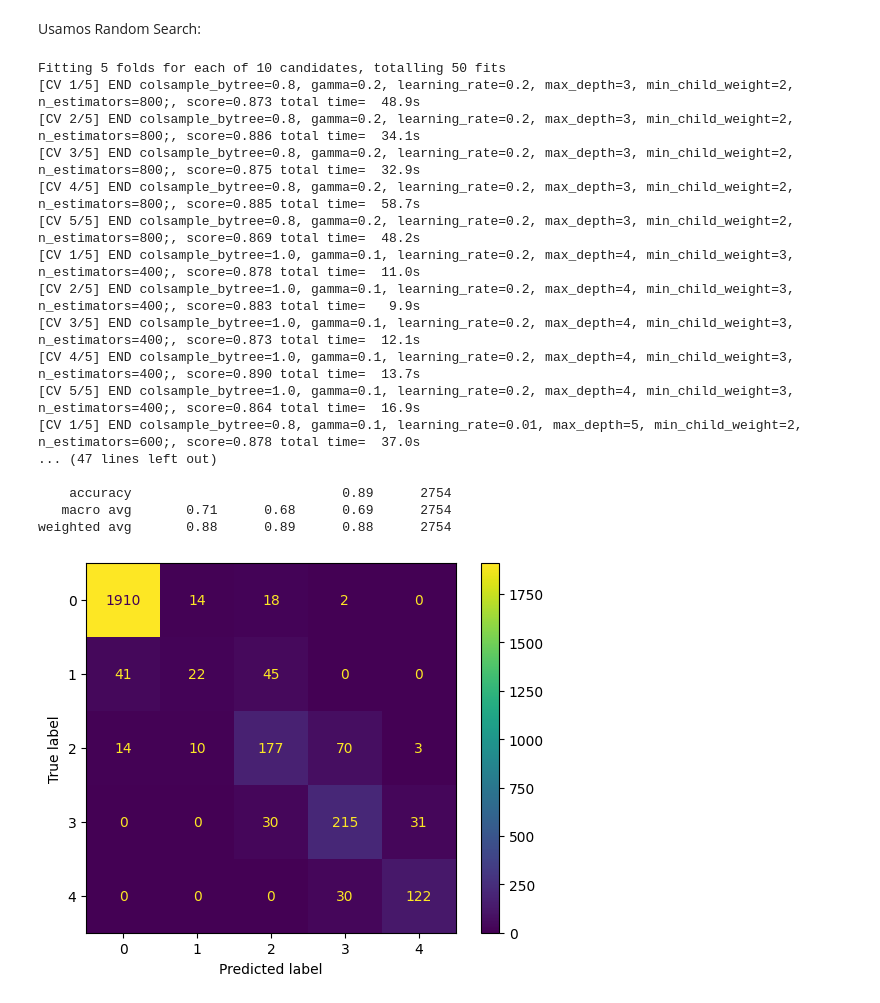
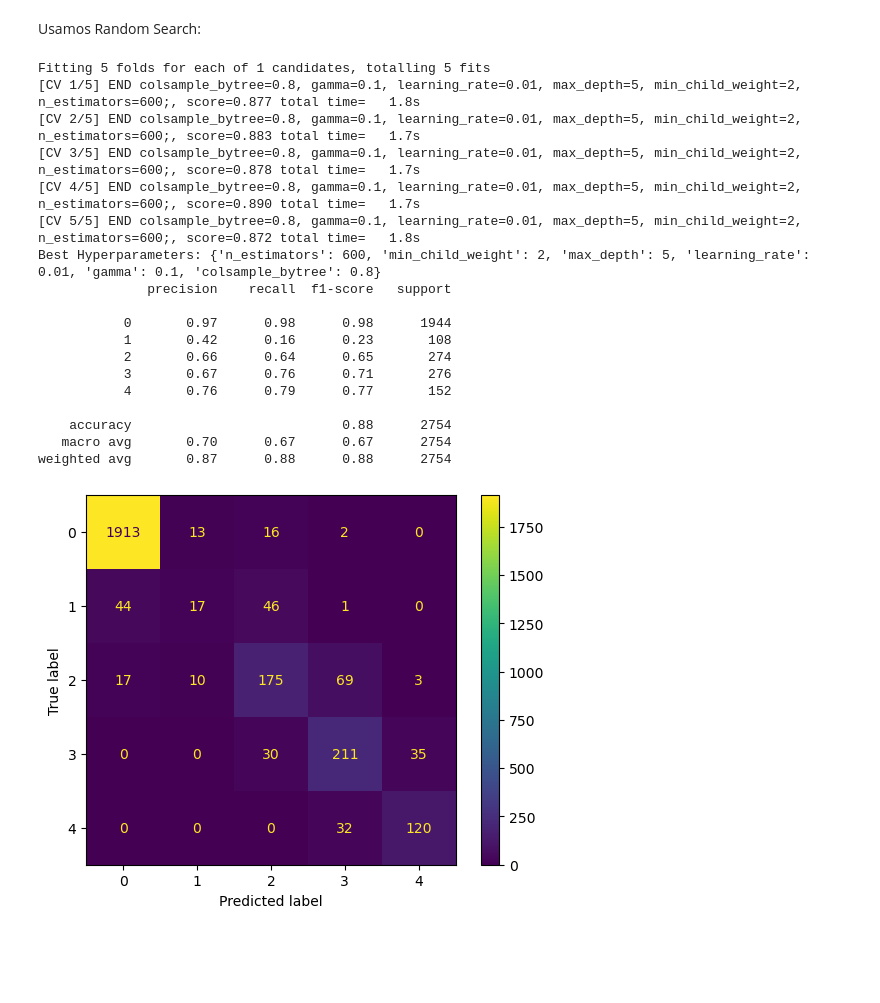
Before and after one commit to orlandopalmeira/Trabalho-DAA-2023-2024, a Jupyter notebook: Tarefa_2/tarefa2_model_randomSearchXGBoostin.ipynb, the cells around one changed output. Saved outputs shown, nothing was run; the diff lists cells and outputs as text; code cells hidden in the pictures; blank space fills up the shorter version.

```diff
--- a/Tarefa_2/tarefa2_model_randomSearchXGBoostin.ipynb
+++ b/Tarefa_2/tarefa2_model_randomSearchXGBoostin.ipynb
@@ -95,14 +113,14 @@ data_teste['lag_temp_max'] = data_teste['temp_max'].shift(1)
 data_teste['lag_temp_max'].fillna(data_teste['temp_max'], inplace=True)
 data_teste['temp_change'] = data_teste['temp_max'] - data_teste['lag_temp_max']
 
-data_treino['temp_deviation_from_month_mean'] = data_treino['temp_max'] - data_treino.groupby('month')['temp_max'].transform('mean')
-data_teste['temp_deviation_from_month_mean'] = data_teste['temp_max'] - data_teste['month'].map(data_treino.groupby('month')['temp_max'].mean())
+data_treino['temp_deviation_from_month_mean'] = data_treino['temp_max'] - data_treino.groupby('Mês_y')['temp_max'].transform('mean')
+data_teste['temp_deviation_from_month_mean'] = data_teste['temp_max'] - data_teste['Mês_y'].map(data_treino.groupby('Mês_y')['temp_max'].mean())
 
 data_treino['wind_speed_deviation_from_daily_mean'] = data_treino['wind_speed'] - data_treino.groupby('Data')['wind_speed'].transform('mean')
 data_teste['wind_speed_deviation_from_daily_mean'] = data_teste['wind_speed'] - data_teste['Data'].map(data_treino.groupby('Data')['wind_speed'].mean())
 
-data_treino['humidity_deviation_from_month_mean'] = data_treino['humidity'] - data_treino.groupby('month')['humidity'].transform('mean')
-data_teste['humidity_deviation_from_month_mean'] = data_teste['humidity'] - data_teste['month'].map(data_treino.groupby('month')['humidity'].mean())
+data_treino['humidity_deviation_from_month_mean'] = data_treino['humidity'] - data_treino.groupby('Mês_y')['humidity'].transform('mean')
+data_teste['humidity_deviation_from_month_mean'] = data_teste['humidity'] - data_teste['Mês_y'].map(data_treino.groupby('Mês_y')['humidity'].mean())
 
 data_treino['rolling_avg_temp_humidity_interaction'] = data_treino['rolling_avg_temp'] * data_treino['humidity']
 data_teste['rolling_avg_temp_humidity_interaction'] = data_teste['rolling_avg_temp'] * data_teste['humidity']
@@ -110,5 +128,5 @@ data_teste['rolling_avg_temp_humidity_interaction'] = data_teste['rolling_avg_te
 data_treino['wind_humidity_rain_interaction'] = data_treino['wind_speed'] * data_treino['humidity'] * data_treino['rain_1h']
 data_teste['wind_humidity_rain_interaction'] = data_teste['wind_speed'] * data_teste['humidity'] * data_teste['rain_1h']
 
-data_treino.head()
+data_treino.info()
 # %% [output]
@@ -194,0 +264,6 @@ data_teste_normalize[float_features_normalize.columns] = data_teste_normalize[fl
+# %%
+data_treino.drop(columns=['Ano_y', 'Mês_y', 'Dia_y', 'Hora_y'], inplace=True)
+data_teste.drop(columns=['Ano_y', 'Mês_y', 'Dia_y', 'Hora_y'], inplace=True)
+
+data_treino_normalize.drop(columns=['Ano_y', 'Mês_y', 'Dia_y', 'Hora_y'], inplace=True)
+data_teste_normalize.drop(columns=['Ano_y', 'Mês_y', 'Dia_y', 'Hora_y'], inplace=True)
@@ -231,60 +327,62 @@ from sklearn.metrics import accuracy_score
 
 # Define the parameter grid
 param_dist = {
-    'learning_rate': [0.01, 0.1, 0.2],
-    'n_estimators': [400, 600, 800],
-    'max_depth': [3, 4, 5, 6],
-    'gamma': [0, 0.1, 0.2],
-    'min_child_weight': [1, 2, 3],
-    'colsample_bytree': [0.8, 1.0],
+    'learning_rate': [0.01],
+    'n_estimators': [600],
+    'max_depth': [5],
+    'gamma': [0.1],
+    'min_child_weight': [2],
+    'colsample_bytree': [0.8],
 }
 
 # Use RandomizedSearchCV instead of GridSearchCV
 random_searchXGB = RandomizedSearchCV(
     xgb,
     param_distributions=param_dist,
     n_iter=10,  # Adjust the number of iterations based on your resources
     scoring=make_scorer(accuracy_score),  # Change this to your desired metric
     cv=5,
     refit=True,
     verbose=3,
     random_state=2023
 )
 
 # Fit the model
 random_searchXGB.fit(X_train_normalize, y_train_normalize)
 
+
 # Get the best estimator and its hyperparameters
 XGB_best  = random_searchXGB.best_estimator_
 best_params = random_searchXGB.best_params_
 
 # Print the best hyperparameters
 print("Best Hyperparameters:", best_params)
 
 # Predictions and evaluation
 grid_predictionXGB = random_searchXGB.predict(X_test_normalize)
 print(classification_report(y_test_normalize, grid_predictionXGB))
 ConfusionMatrixDisplay.from_estimator(XGB_best, X_test_normalize, y_test_normalize)
 plt.show()
 # %% [output]
-Fitting 5 folds for each of 10 candidates, totalling 50 fits
-[CV 1/5] END colsample_bytree=0.8, gamma=0.2, learning_rate=0.2, max_depth=3, min_child_weight=2, n_estimators=800;, score=0.873 total time=  48.9s
-[CV 2/5] END colsample_bytree=0.8, gamma=0.2, learning_rate=0.2, max_depth=3, min_child_weight=2, n_estimators=800;, score=0.886 total time=  34.1s
-[CV 3/5] END colsample_bytree=0.8, gamma=0.2, learning_rate=0.2, max_depth=3, min_child_weight=2, n_estimators=800;, score=0.875 total time=  32.9s
-[CV 4/5] END colsample_bytree=0.8, gamma=0.2, learning_rate=0.2, max_depth=3, min_child_weight=2, n_estimators=800;, score=0.885 total time=  58.7s
-[CV 5/5] END colsample_bytree=0.8, gamma=0.2, learning_rate=0.2, max_depth=3, min_child_weight=2, n_estimators=800;, score=0.869 total time=  48.2s
-[CV 1/5] END colsample_bytree=1.0, gamma=0.1, learning_rate=0.2, max_depth=4, min_child_weight=3, n_estimators=400;, score=0.878 total time=  11.0s
-[CV 2/5] END colsample_bytree=1.0, gamma=0.1, learning_rate=0.2, max_depth=4, min_child_weight=3, n_estimators=400;, score=0.883 total time=   9.9s
-[CV 3/5] END colsample_bytree=1.0, gamma=0.1, learning_rate=0.2, max_depth=4, min_child_weight=3, n_estimators=400;, score=0.873 total time=  12.1s
-[CV 4/5] END colsample_bytree=1.0, gamma=0.1, learning_rate=0.2, max_depth=4, min_child_weight=3, n_estimators=400;, score=0.890 total time=  13.7s
-[CV 5/5] END colsample_bytree=1.0, gamma=0.1, learning_rate=0.2, max_depth=4, min_child_weight=3, n_estimators=400;, score=0.864 total time=  16.9s
-[CV 1/5] END colsample_bytree=0.8, gamma=0.1, learning_rate=0.01, max_depth=5, min_child_weight=2, n_estimators=600;, score=0.878 total time=  37.0s
-... (47 lines left out)
+Fitting 5 folds for each of 1 candidates, totalling 5 fits
+[CV 1/5] END colsample_bytree=0.8, gamma=0.1, learning_rate=0.01, max_depth=5, min_child_weight=2, n_estimators=600;, score=0.877 total time=   1.8s
+[CV 2/5] END colsample_bytree=0.8, gamma=0.1, learning_rate=0.01, max_depth=5, min_child_weight=2, n_estimators=600;, score=0.883 total time=   1.7s
+[CV 3/5] END colsample_bytree=0.8, gamma=0.1, learning_rate=0.01, max_depth=5, min_child_weight=2, n_estimators=600;, score=0.878 total time=   1.7s
+[CV 4/5] END colsample_bytree=0.8, gamma=0.1, learning_rate=0.01, max_depth=5, min_child_weight=2, n_estimators=600;, score=0.890 total time=   1.7s
+[CV 5/5] END colsample_bytree=0.8, gamma=0.1, learning_rate=0.01, max_depth=5, min_child_weight=2, n_estimators=600;, score=0.872 total time=   1.8s
+Best Hyperparameters: {'n_estimators': 600, 'min_child_weight': 2, 'max_depth': 5, 'learning_rate': 0.01, 'gamma': 0.1, 'colsample_bytree': 0.8}
+              precision    recall  f1-score   support
 
-    accuracy                           0.89      2754
-   macro avg       0.71      0.68      0.69      2754
-weighted avg       0.88      0.89      0.88      2754
+           0       0.97      0.98      0.98      1944
+           1       0.42      0.16      0.23       108
+           2       0.66      0.64      0.65       274
+           3       0.67      0.76      0.71       276
+           4       0.76      0.79      0.77       152
+
+    accuracy                           0.88      2754
+   macro avg       0.70      0.67      0.67      2754
+weighted avg       0.87      0.88      0.88      2754
-[figure, old version]
+[figure, new version]
 # %%
 # label_encoder = LabelEncoder()
 # y_treino_normalize = label_encoder.fit_transform(y_treino_normalize)
```
Also changed, not shown: parts of 5 cells of this notebook, 2 other files.
